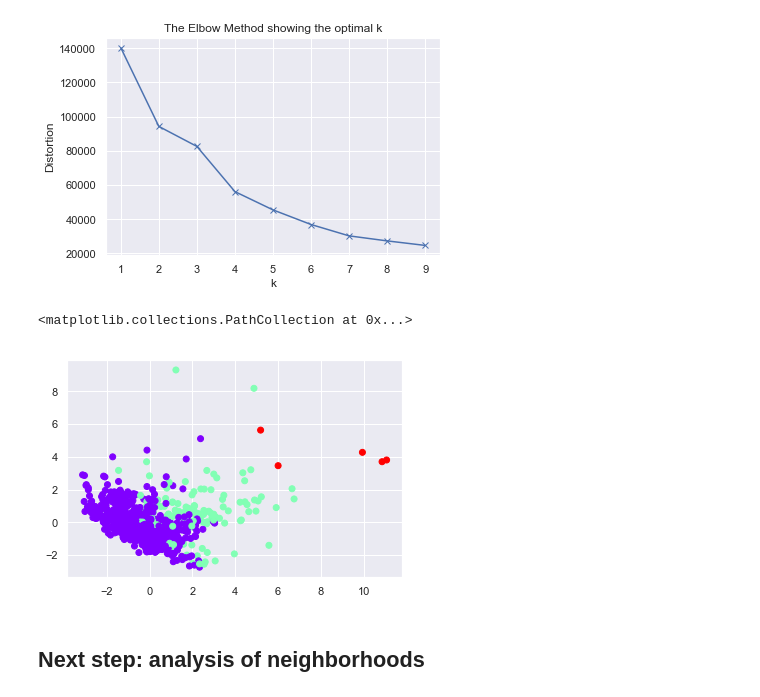
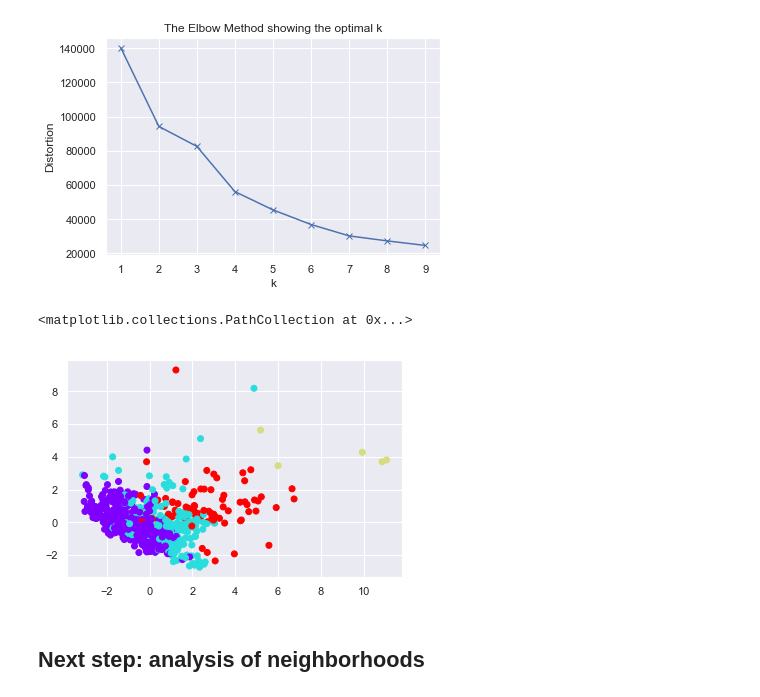
Before and after one commit to drewlehe/Nashville, a Jupyter notebook: PCA-Clustering.ipynb, the cells around one changed output. Cells and saved outputs as stored; diff of their text form; code cells hidden in the pictures.

```diff
--- a/PCA-Clustering.ipynb
+++ b/PCA-Clustering.ipynb
@@ -10,6 +10,23 @@ import pandas as pd
 %matplotlib inline
 sns.set(style='darkgrid')
 # %%
-df1=pd.read_csv('nashville_20190813150235.csv', parse_dates = ['Most Recent Sale Date', 'Sale Date'], dtype={'Zone': str, 'Neighborhood': str})
+df=pd.read_csv('nashville_20190813150235.csv', parse_dates = ['Most Recent Sale Date', 'Sale Date'], dtype={'Zone': str, 'Neighborhood': str})
+# %%
+#Creating new dataframe without duplicate entires
+df=df1.sort_values(by='Sale Date').drop_duplicates(subset='Map & Parcel', keep = 'last')
+#Dropping parcels that were involved in multi-parcel sales
+df=df[df['Multiple Parcels Involved in Sale'] == 'No']
+#Want to create a new column which is the mean sale price per square foot of a parcel in that neighborhood
+df['PPS']=df['Sale Price']/df['Square Footage Improved']
+df['PPS']=df['PPS'].replace(np.inf, np.nan)
+meanpps=df.groupby('Neighborhood')['PPS'].mean().to_frame().rename(columns={'PPS':'NeighborhoodPPS'})
+df=df.merge(meanpps, how='left', left_on = 'Neighborhood',right_index=True)
+# %%
+import jsoncleaner
+df['Assessment Improvement'] = jsoncleaner.dolcomma(df['Assessment Improvement'])
+df['Assessment Total'] = jsoncleaner.dolcomma(df['Assessment Total'])
+#Neighborhood and Zone are numbers, but categorical.
+df['Neighborhood'] = df['Neighborhood'].map(lambda x: str(x) if pd.notnull(x) else None)
+df['Zone'] = df['Zone'].map(lambda x: str(x) if pd.notnull(x) else None)
 # %% [markdown]
 ## New DataFrame of Suburbs:
@@ -190,16 +192,14 @@ plt.show()
 [figure]
 # %%
 from sklearn.cluster import KMeans
-kmeans = KMeans(n_clusters=3, random_state=1)
+kmeans = KMeans(n_clusters=4, random_state=1)
 kmeans.fit(X)
-
 centroid = kmeans.cluster_centers_
 labels = kmeans.labels_
 data['cluster'] = pd.Series(labels)
-
 plt.scatter(reduced_data['Dimension 1'],reduced_data['Dimension 2'], c=kmeans.labels_, cmap='rainbow')
 # %% [output]
 <matplotlib.collections.PathCollection at 0x...>
-[figure, old version]
+[figure, new version]
 # %% [markdown]
 ## Next step: analysis of neighborhoods
```
Also changed, not shown: parts of 3 cells of this notebook.
